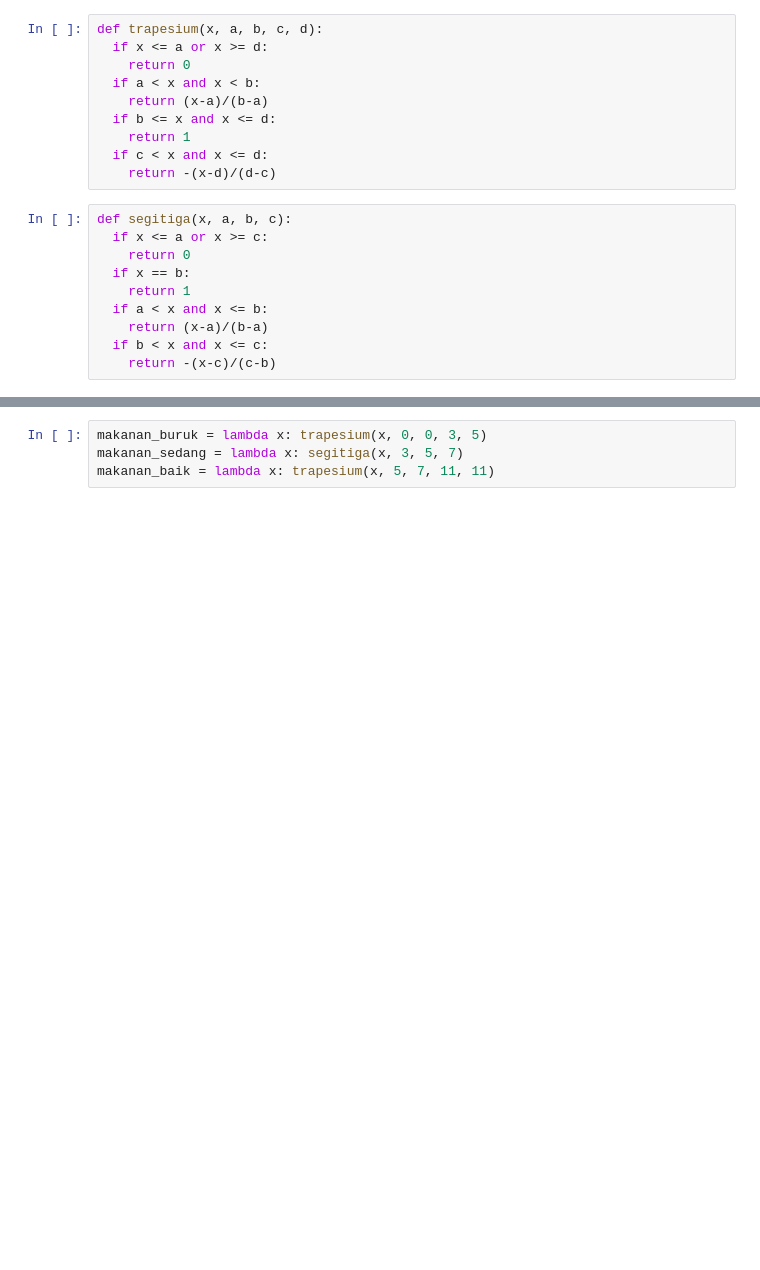
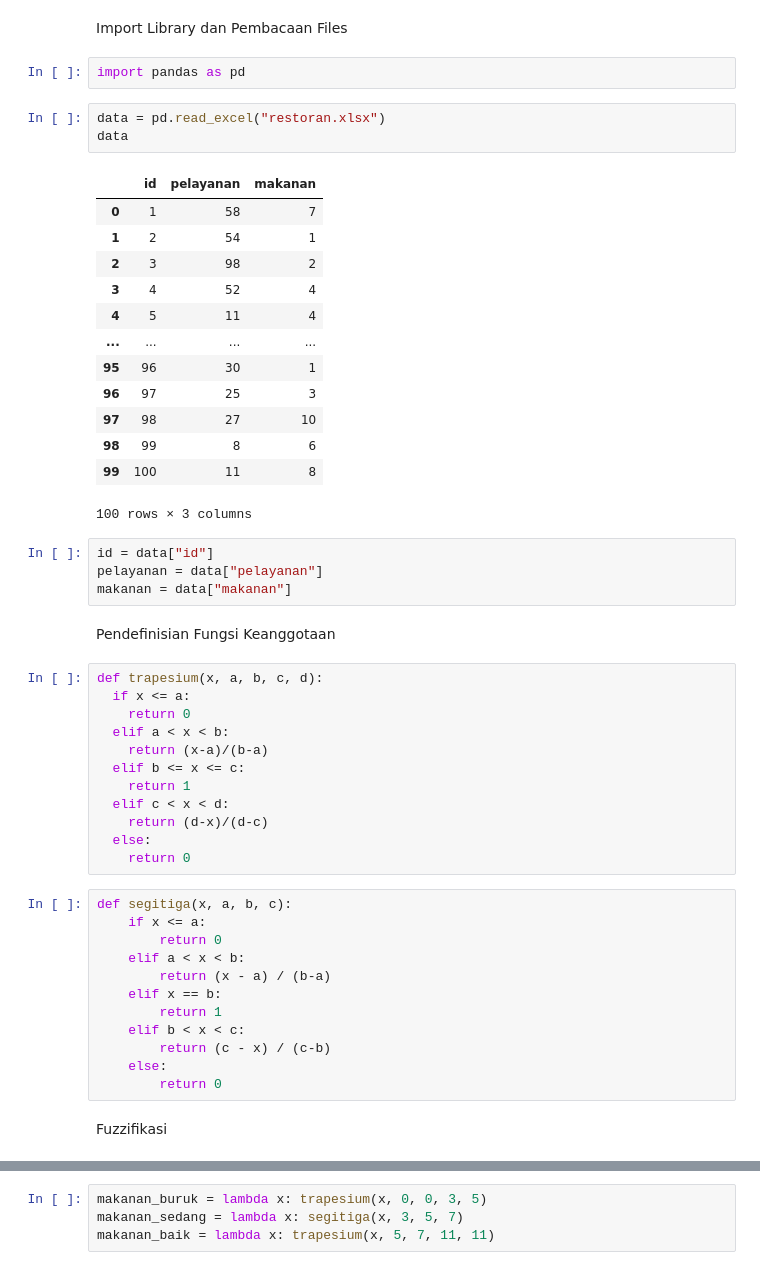
Before and after one commit to farisazizy/Artificial-Intelligence, a Jupyter notebook: Tupro_2_Fuzzy_with_Sugeno.ipynb, the cells around one changed output, grey strips where cells are left out. Drawn from its saved outputs; the diff is of its cells as text; blank space fills up the shorter version.

```diff
--- a/Tupro_2_Fuzzy_with_Sugeno.ipynb
+++ b/Tupro_2_Fuzzy_with_Sugeno.ipynb
@@ -3,23 +7,56 @@
+# %% [markdown]
+Import Library dan Pembacaan Files
+# %%
+import pandas as pd
+# %%
+data = pd.read_excel("restoran.xlsx")
+data
+# %% [output]
+|  | id | pelayanan | makanan |
+| 0 | 1 | 58 | 7 |
+| 1 | 2 | 54 | 1 |
+| 2 | 3 | 98 | 2 |
+| 3 | 4 | 52 | 4 |
+| 4 | 5 | 11 | 4 |
+| ... | ... | ... | ... |
+| 95 | 96 | 30 | 1 |
+| 96 | 97 | 25 | 3 |
+| 97 | 98 | 27 | 10 |
+| 98 | 99 | 8 | 6 |
+| 99 | 100 | 11 | 8 |
+100 rows × 3 columns
+# %%
+id = data["id"]
+pelayanan = data["pelayanan"]
+makanan = data["makanan"]
+# %% [markdown]
+Pendefinisian Fungsi Keanggotaan
 # %%
 def trapesium(x, a, b, c, d):
-  if x <= a or x >= d:
+  if x <= a:
     return 0
-  if a < x and x < b:
+  elif a < x < b:
     return (x-a)/(b-a)
-  if b <= x and x <= d:
+  elif b <= x <= c:
     return 1
-  if c < x and x <= d:
-    return -(x-d)/(d-c)
+  elif c < x < d:
+    return (d-x)/(d-c)
+  else:
+    return 0
 # %%
 def segitiga(x, a, b, c):
-  if x <= a or x >= c:
-    return 0
-  if x == b:
-    return 1
-  if a < x and x <= b:
-    return (x-a)/(b-a)
-  if b < x and x <= c:
-    return -(x-c)/(c-b)
+    if x <= a:
+        return 0
+    elif a < x < b:
+        return (x - a) / (b-a)
+    elif x == b:
+        return 1
+    elif b < x < c:
+        return (c - x) / (c-b)
+    else:
+        return 0
+# %% [markdown]
+Fuzzifikasi
 # %%
 pelayanan_buruk = lambda x: trapesium(x, 0, 0, 30, 40)
 pelayanan_sedang = lambda x: trapesium(x, 30, 40, 50, 60)
```
Also changed, not shown: parts of 18 cells of this notebook.
